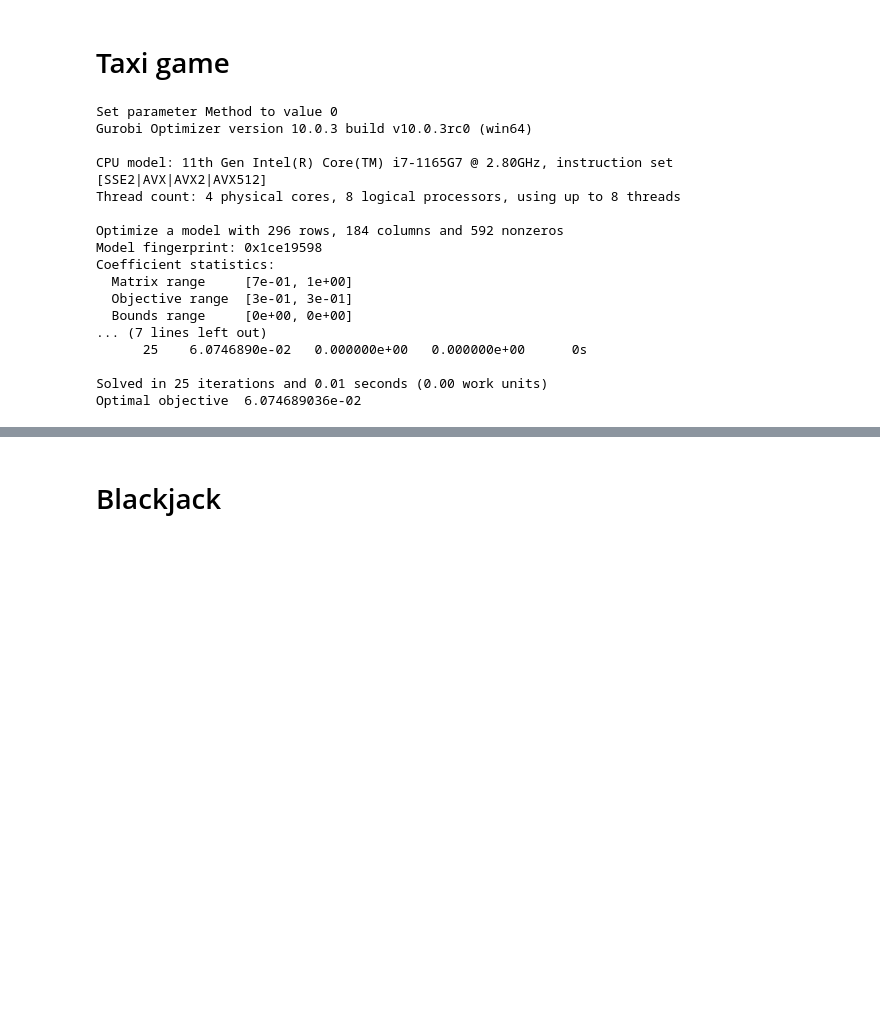
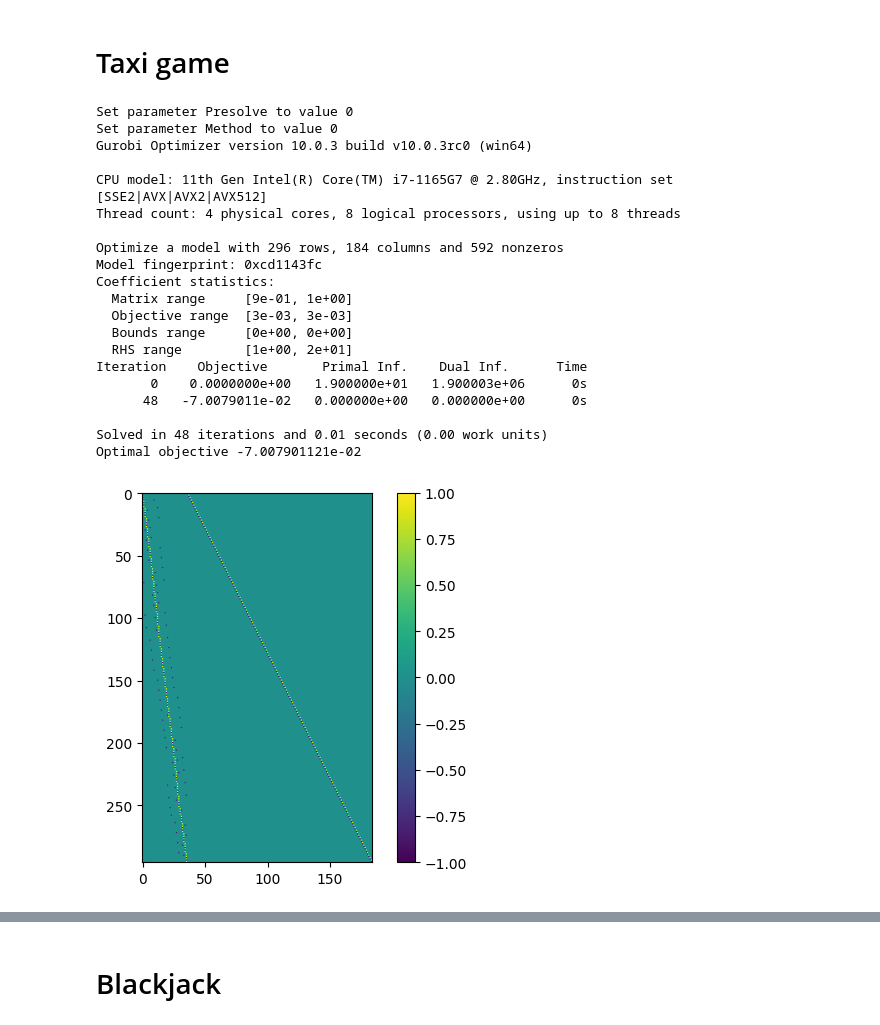
Before and after one commit to iverks/numerical_optimalization_proj, a Jupyter notebook: proj.ipynb, the cells around one changed output, grey strips where cells are left out. Saved outputs shown, nothing was run; the diff lists cells and outputs as text; code cells hidden in the pictures; blank space fills up the shorter version.

Commit message:
add matrix based dual solving

```diff
--- a/proj.ipynb
+++ b/proj.ipynb
@@ -127,11 +149,15 @@ def taxi_iterstates():
 # %%
 taxi_m = gp.Model("taxi_driver")
 
-taxi_V = np.empty((TAXI_MAP_SIZE * TAXI_MAP_SIZE * 2), dtype=object)
-taxi_Q = np.empty((TAXI_MAP_SIZE * TAXI_MAP_SIZE * 2, len(TaxiAction)), dtype=object)
-taxi_constraints = np.empty((TAXI_MAP_SIZE * TAXI_MAP_SIZE * 2, len(TaxiAction)), dtype=object)
+STATE_SPACE_SIZE = TAXI_MAP_SIZE * TAXI_MAP_SIZE * 2
+FEASIBLE_STATE_SPACE_SIZE = 36 # We just know this
+ACTION_SPACE_SIZE = STATE_SPACE_SIZE * len(TaxiAction)
 
-taxi_gamma = 0.7
+taxi_V = np.empty((STATE_SPACE_SIZE), dtype=object)
+taxi_Q = np.empty((STATE_SPACE_SIZE, len(TaxiAction)), dtype=object)
+taxi_constraints = np.empty((STATE_SPACE_SIZE, len(TaxiAction)), dtype=object)
+
+taxi_gamma = 0.9
 
 for x, y, passenger in taxi_iterstates():
     # Insert a state
@@ -154,38 +180,62 @@ for x, y, passenger in taxi_iterstates():
         taxi_Q[taxi_get_idx(x, y, passenger), action.value] = q
         taxi_m.addConstr(
             q == reward + taxi_gamma * taxi_V[taxi_get_idx(nx, ny, npass)]
         )
         gt_constr = taxi_m.addConstr(
             taxi_V[taxi_get_idx(x, y, passenger)]
             >= q
         )
         # store constraints to get dual variables
         taxi_constraints[taxi_get_idx(x, y, passenger), action.value] = gt_constr
 
 taxi_m.setObjective(
-    (1 - taxi_gamma) * gp.quicksum(taxi_V[taxi_V != None]),
+    (1 - taxi_gamma) * gp.quicksum(taxi_V[taxi_V != None]) / len(taxi_V[taxi_V != None]),
     sense=GRB.MINIMIZE,
 )
 
 # taxi_m.params.LogToConsole = 0
+taxi_m.params.Presolve = 0
 taxi_m.params.Method = GRB.METHOD_PRIMAL
 # taxi_m.params.Method = GRB.METHOD_DUAL
 taxi_m.optimize()
+
+taxi_A = taxi_m.getA()
+taxi_x = taxi_m.getVars()
+taxi_b = taxi_m.getAttr("RHS",taxi_m.getConstrs())
+taxi_c = taxi_m.getAttr("Obj",taxi_x)
+
+taxi_A = np.array(taxi_A.todense())
+plt.imshow(taxi_A)
+plt.colorbar()
+plt.savefig("output.png", dpi=500)
+
+taxi_num_vs = len(taxi_V[taxi_V != None].flatten())
+taxi_num_qs = len(taxi_Q[taxi_Q != None].flatten())
+
+# print(taxi_b)
+# print(taxi_c)
+# print(taxi_b)
+# print(taxi_A)
+# print(set([taxi_A[y, x] for x in range(taxi_A.shape[1]) for y in range(taxi_A.shape[0])]))
 # %% [output]
+Set parameter Presolve to value 0
 Set parameter Method to value 0
 Gurobi Optimizer version 10.0.3 build v10.0.3rc0 (win64)
 
 CPU model: 11th Gen Intel(R) Core(TM) i7-1165G7 @ 2.80GHz, instruction set [SSE2|AVX|AVX2|AVX512]
 Thread count: 4 physical cores, 8 logical processors, using up to 8 threads
 
 Optimize a model with 296 rows, 184 columns and 592 nonzeros
-Model fingerprint: 0x1ce19598
+Model fingerprint: 0xcd1143fc
 Coefficient statistics:
-  Matrix range     [7e-01, 1e+00]
-  Objective range  [3e-01, 3e-01]
+  Matrix range     [9e-01, 1e+00]
+  Objective range  [3e-03, 3e-03]
   Bounds range     [0e+00, 0e+00]
-... (7 lines left out)
-      25    6.0746890e-02   0.000000e+00   0.000000e+00      0s
+  RHS range        [1e+00, 2e+01]
+Iteration    Objective       Primal Inf.    Dual Inf.      Time
+       0    0.0000000e+00   1.900000e+01   1.900003e+06      0s
+      48   -7.0079011e-02   0.000000e+00   0.000000e+00      0s
 
-Solved in 25 iterations and 0.01 seconds (0.00 work units)
-Optimal objective  6.074689036e-02
+Solved in 48 iterations and 0.01 seconds (0.00 work units)
+Optimal objective -7.007901121e-02
+[figure, added]
```
Also changed, not shown: parts of 14 cells of this notebook.
